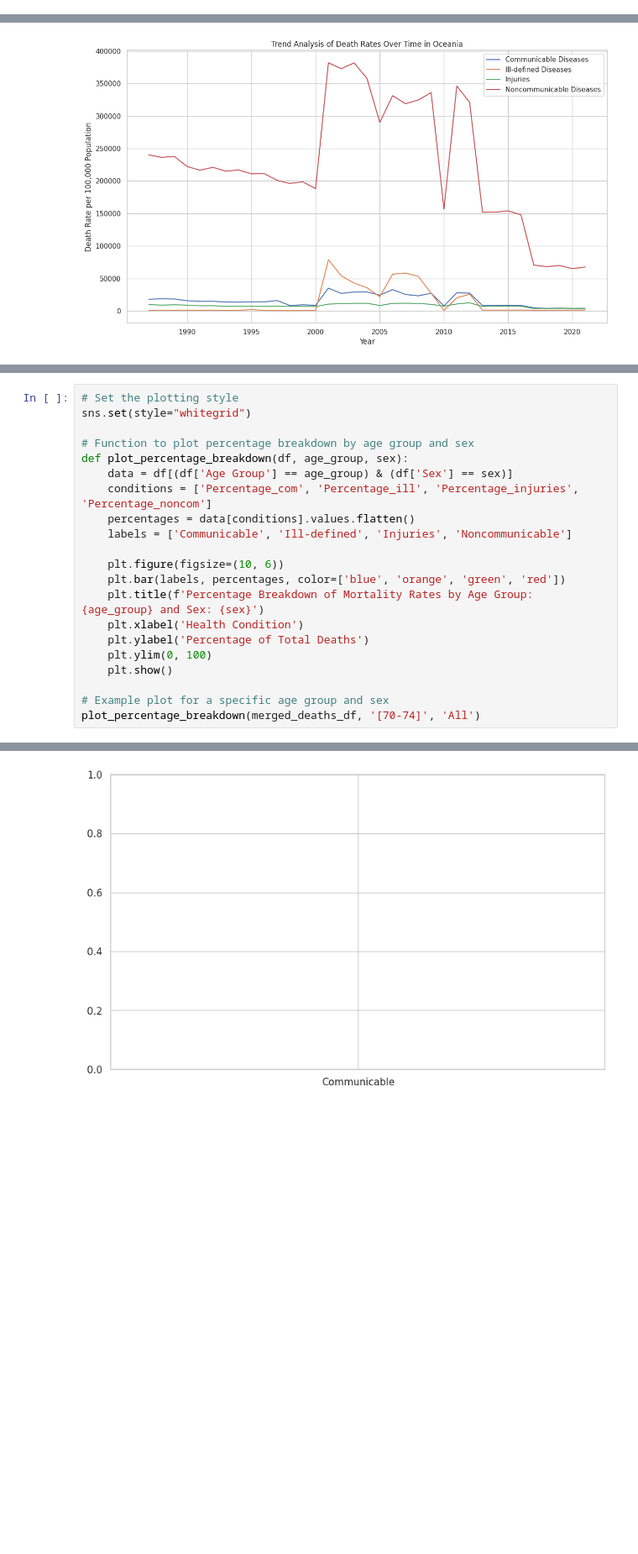
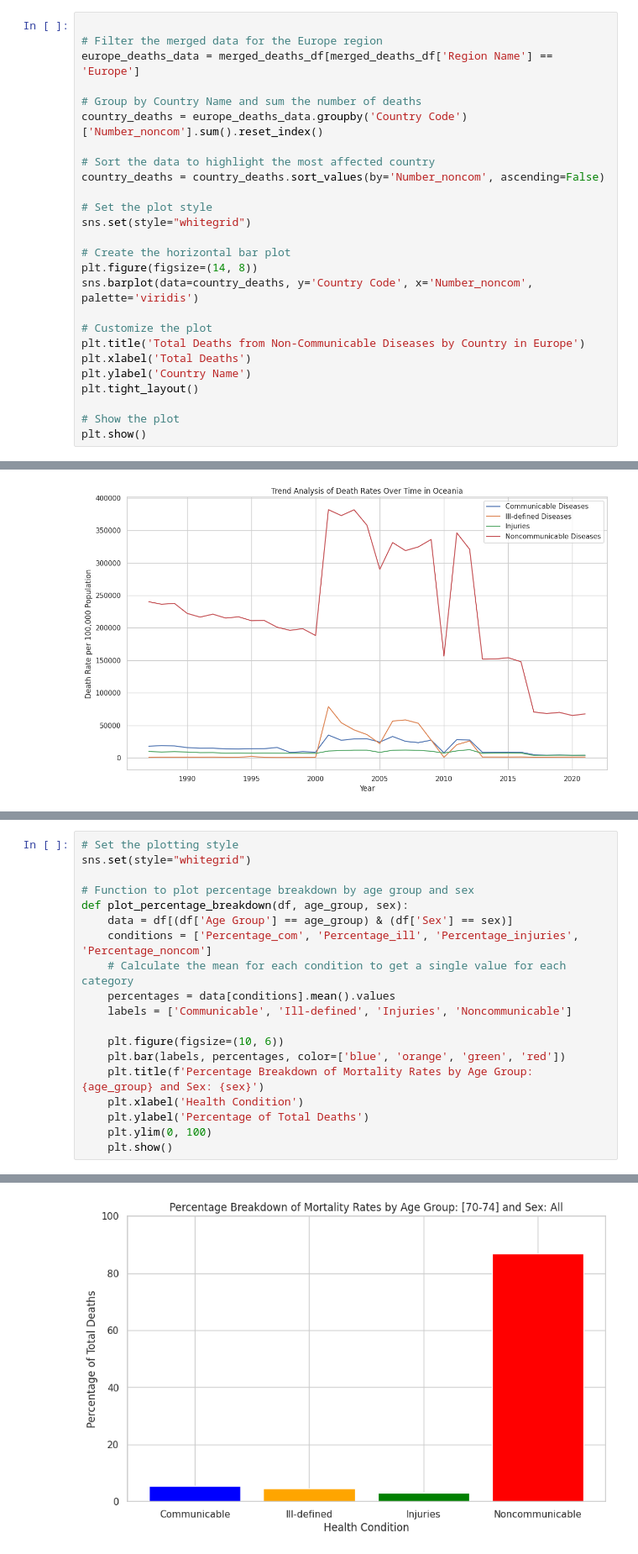
Before and after one commit to CEJ-Ezenezi/Global-Mortality-Analysis, a Jupyter notebook: global_mortality_patterns.ipynb, the cells around one changed output, grey strips where cells are left out. Shown at 84% size. Saved outputs shown, nothing was run; the diff lists cells and outputs as text; blank space fills up the shorter version.

```diff
--- a/global_mortality_patterns.ipynb
+++ b/global_mortality_patterns.ipynb
@@ -175,0 +198,26 @@ plt.show()
+# %%
+
+# Filter the merged data for the Europe region
+europe_deaths_data = merged_deaths_df[merged_deaths_df['Region Name'] == 'Europe']
+
+# Group by Country Name and sum the number of deaths
+country_deaths = europe_deaths_data.groupby('Country Code')['Number_noncom'].sum().reset_index()
+
+# Sort the data to highlight the most affected country
+country_deaths = country_deaths.sort_values(by='Number_noncom', ascending=False)
+
+# Set the plot style
+sns.set(style="whitegrid")
+
+# Create the horizontal bar plot
+plt.figure(figsize=(14, 8))
+sns.barplot(data=country_deaths, y='Country Code', x='Number_noncom', palette='viridis')
+
+# Customize the plot
+plt.title('Total Deaths from Non-Communicable Diseases by Country in Europe')
+plt.xlabel('Total Deaths')
+plt.ylabel('Country Name')
+plt.tight_layout()
+
+# Show the plot
+plt.show()
@@ -247,7 +304,8 @@ sns.set(style="whitegrid")
 def plot_percentage_breakdown(df, age_group, sex):
     data = df[(df['Age Group'] == age_group) & (df['Sex'] == sex)]
     conditions = ['Percentage_com', 'Percentage_ill', 'Percentage_injuries', 'Percentage_noncom']
-    percentages = data[conditions].values.flatten()
+    # Calculate the mean for each condition to get a single value for each category
+    percentages = data[conditions].mean().values
     labels = ['Communicable', 'Ill-defined', 'Injuries', 'Noncommunicable']
 
     plt.figure(figsize=(10, 6))
@@ -257,7 +315,4 @@ def plot_percentage_breakdown(df, age_group, sex):
     plt.ylabel('Percentage of Total Deaths')
     plt.ylim(0, 100)
     plt.show()
-
-# Example plot for a specific age group and sex
-plot_percentage_breakdown(merged_deaths_df, '[70-74]', 'All')
 # %% [output]
@@ -265 +319 @@ ValueError: shape mismatch: objects cannot be broadcast to a single shape.  Mism
-[figure, old version]
+[figure, new version]
```
Also changed, not shown: parts of 17 cells of this notebook.
